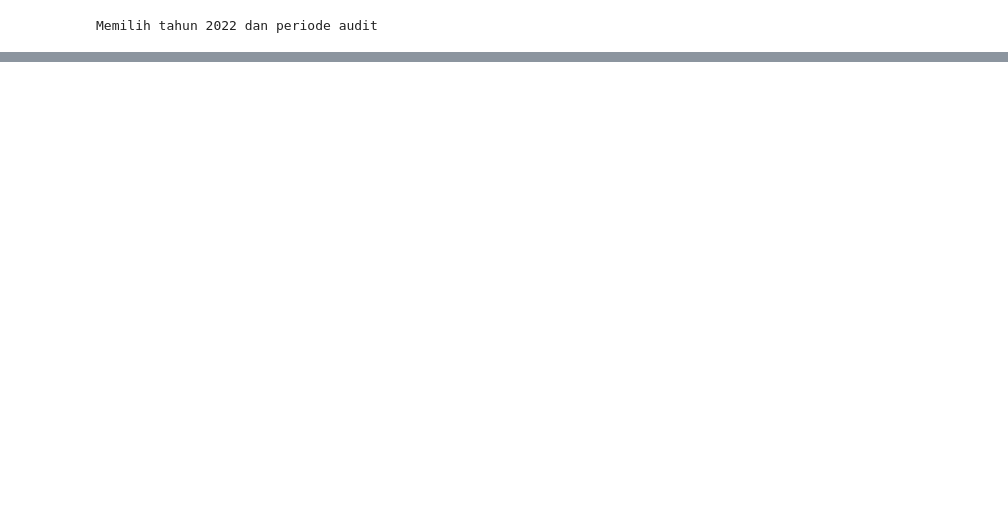
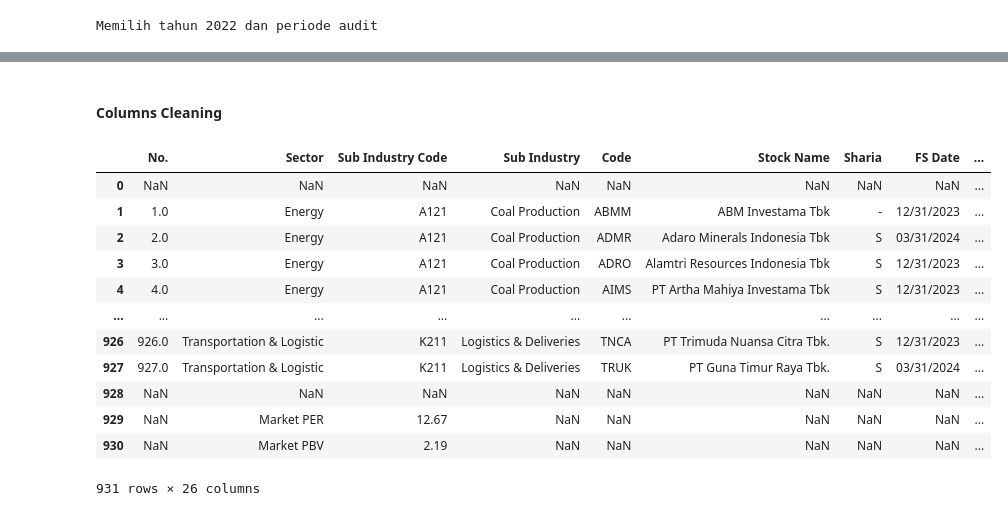
Before and after one commit to Daffin-TW/Project-AWU-AgentSaham, a Jupyter notebook: scripts/scrapping.ipynb, the cells around one changed output, grey strips where cells are left out. Cells and saved outputs as stored; diff of their text form; code cells hidden in the pictures; blank space fills up the shorter version.

```diff
--- a/scripts/scrapping.ipynb
+++ b/scripts/scrapping.ipynb
@@ -43,0 +170,18 @@ Memilih tahun 2022 dan periode audit
+# %%
+import urllib
+
+
+url = 'https://idx.co.id/primary/DigitalStatistic/GetReportData?type=excel&periodType=monthly&periodYear=2024&periodMonth=4&cumulative=false&filecode=finDataRat&filename=Financial+Data+and+Ratio'
+
+# define new request headers
+missing_headers = {
+    "Sec-Ch-Ua": "\"Google Chrome\";v=\"123\", \"Not:A-Brand\";v=\"8\", \"Chromium\";v=\"123\"",
+    "User-Agent": "Mozilla/5.0 (Windows NT 10.0; Win64; x64) AppleWebKit/537.36 (KHTML, like Gecko) Chrome/123.0.0.0 Safari/537.36"
+}
+
+opener = urllib.request.build_opener()
+opener.addheaders = [('User-agent', 'Mozilla/5.0 (Windows NT 10.0; Win64; x64) AppleWebKit/537.36 (KHTML, like Gecko) Chrome/123.0.0.0 Safari/537.36'), ("Sec-Ch-Ua", "\"Google Chrome\";v=\"123\", \"Not:A-Brand\";v=\"8\", \"Chromium\";v=\"123\"")]
+urllib.request.install_opener(opener)
+
+# req = urllib.request.Request(url, headers=missing_headers)
+urllib.request.urlretrieve(url, 'test.xlsx')
@@ -43,0 +192,7 @@ Memilih tahun 2022 dan periode audit
+# %%
+import pandas as pd
+import numpy as np
+
+
+df = pd.read_excel(url, header=3, usecols='B:AA')
+df.tail()
@@ -43,0 +207,30 @@ Memilih tahun 2022 dan periode audit
+# %% [markdown]
+#### Columns Cleaning
+# %%
+first_cols = df.columns
+sec_cols = df.iloc[0].values
+new_cols = list()
+
+for first, sec in zip(first_cols, sec_cols):
+    if isinstance(sec, str):
+        new_cols.append(sec)
+    else:
+        new_cols.append(first)
+
+df.columns = new_cols
+# %%
+df
+# %% [output]
+|  | No. | Sector | Sub Industry Code | Sub Industry | Code | Stock Name | Sharia | FS Date | ... |
+| 0 | NaN | NaN | NaN | NaN | NaN | NaN | NaN | NaN | ... |
+| 1 | 1.0 | Energy | A121 | Coal Production | ABMM | ABM Investama Tbk | - | 12/31/2023 | ... |
+| 2 | 2.0 | Energy | A121 | Coal Production | ADMR | Adaro Minerals Indonesia Tbk | S | 03/31/2024 | ... |
+| 3 | 3.0 | Energy | A121 | Coal Production | ADRO | Alamtri Resources Indonesia Tbk | S | 12/31/2023 | ... |
+| 4 | 4.0 | Energy | A121 | Coal Production | AIMS | PT Artha Mahiya Investama Tbk | S | 12/31/2023 | ... |
+| ... | ... | ... | ... | ... | ... | ... | ... | ... | ... |
+| 926 | 926.0 | Transportation & Logistic | K211 | Logistics & Deliveries | TNCA | PT Trimuda Nuansa Citra Tbk. | S | 12/31/2023 | ... |
+| 927 | 927.0 | Transportation & Logistic | K211 | Logistics & Deliveries | TRUK | PT Guna Timur Raya Tbk. | S | 03/31/2024 | ... |
+| 928 | NaN | NaN | NaN | NaN | NaN | NaN | NaN | NaN | ... |
+| 929 | NaN | Market PER | 12.67 | NaN | NaN | NaN | NaN | NaN | ... |
+| 930 | NaN | Market PBV | 2.19 | NaN | NaN | NaN | NaN | NaN | ... |
+931 rows × 26 columns
```
Also changed, not shown: parts of 20 cells of this notebook, 4 other files.
